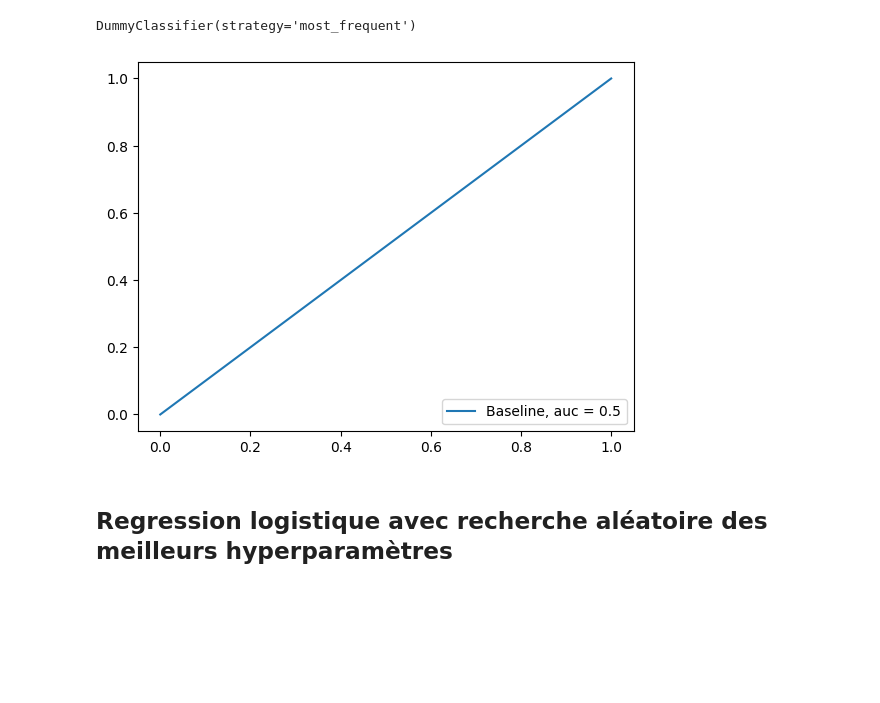
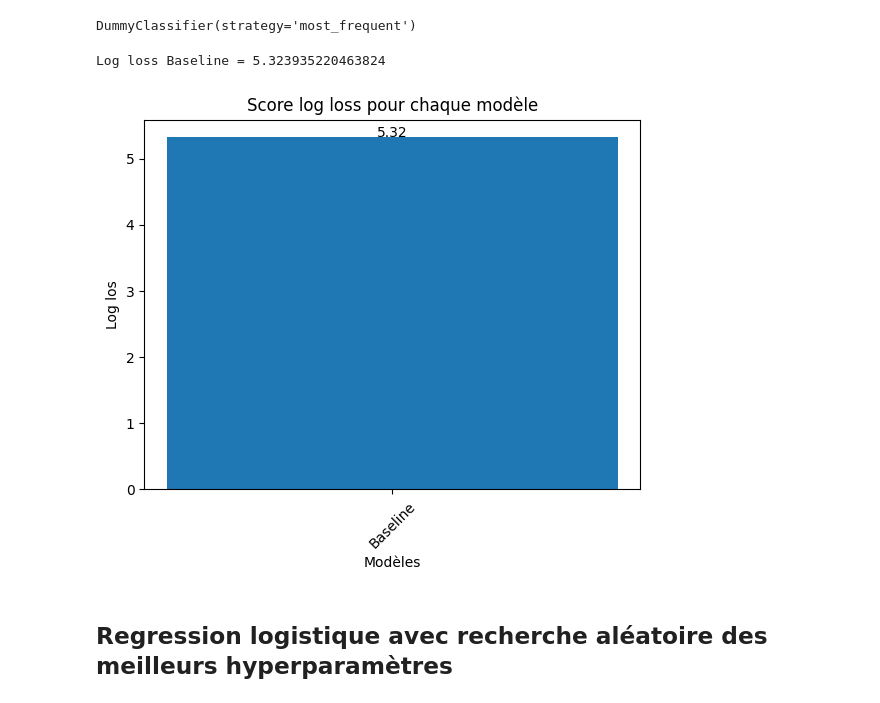
Before and after one commit to pascalfeutseu/420-A52-SF-gr-10084, a Jupyter notebook: nbs/Projet#2/Projet#2.ipynb, the cells around one changed output. Cells and saved outputs as stored; diff of their text form; code cells hidden in the pictures; blank space fills up the shorter version.

```diff
--- a/nbs/Projet#2/Projet#2.ipynb
+++ b/nbs/Projet#2/Projet#2.ipynb
@@ -30,6 +35,21 @@ def plot_roc_curve(y_train, results):
         auc = roc_auc_score(y_train, results[key])
         plt.plot(fpr, tpr, label = key +', auc = '+str(auc))
     plt.legend(loc=4)
+# %%
+# fonction pour afficher plusieurs diagrammes à baton afin de comparer visuellement les scores log loss
+def addlabels(x,y):
+    for key in results:
+        plt.text(key, results[key], round(results[key],2), ha = 'center')
+
+def plot_log_loss_bar(results):
+    x = np.arange(len(results))
+    plt.bar(results.keys(), results.values(), width=0.1)
+    plt.xticks(rotation=45)
+    plt.ylabel('Log los')
+    plt.title('Score log loss pour chaque modèle')
+    plt.xlabel('Modèles')
+    addlabels(results.keys(),results.values())
+    plt.show()
 # %% [markdown]
 # Lecture et exploration des données
 # %%
@@ -124,11 +148,20 @@ DummyClassifier(strategy='most_frequent')
 # Score sur l'ensemble des données d'entrainement: Courbe ROC et AUC
 results = {}
 y_pred_proba_baseline = baseline_cf.predict_proba(X_train)[:,1]
-results['Baseline'] = y_pred_proba_baseline
+#results['Baseline'] = y_pred_proba_baseline
 
-plot_roc_curve(y_train, results)
+#plot_roc_curve(y_train, results)
+
+loss_baseline = log_loss(y_train, y_pred_proba_baseline)
+results['Baseline'] = loss_baseline
+print(f'Log loss Baseline = {loss_baseline}')
 # %% [output]
-[figure, removed]
+Log loss Baseline = 5.323935220463824
+# %%
+# Comparaison visuelle des log loss sur un digramme à bar
+plot_log_loss_bar(results)
+# %% [output]
+[figure, added]
 # %% [markdown]
 ## Regression logistique avec recherche aléatoire des meilleurs hyperparamètres
 # %%
```
Also changed, not shown: parts of 23 cells of this notebook.
